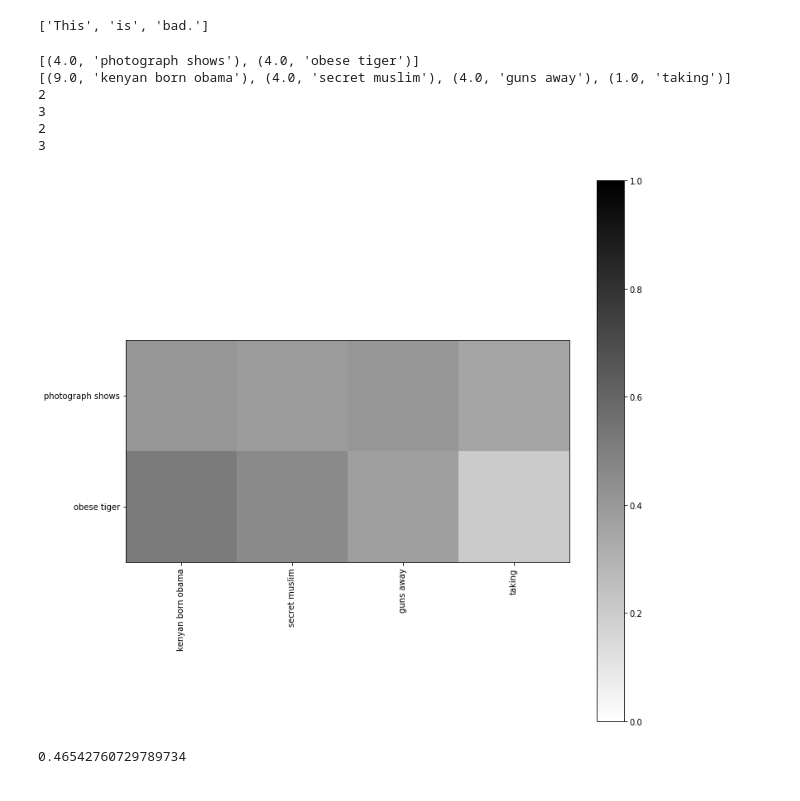
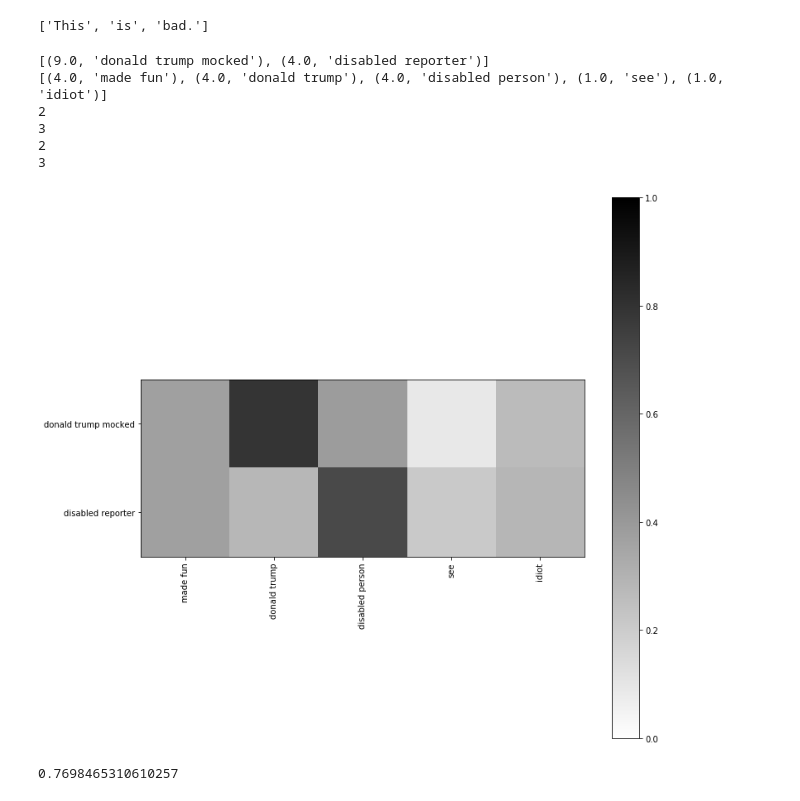
Before and after one commit to tonghuikang/fake-news-claimreview-search, a Jupyter notebook: compare-two.ipynb, the cells around one changed output. Drawn from its saved outputs; the diff is of its cells as text; code cells hidden in the pictures.

```diff
--- a/compare-two.ipynb
+++ b/compare-two.ipynb
@@ -353,16 +353,16 @@ def calculate_claim_text(claim, text):
 "This is bad.".split()
 # %% [output]
 ['This', 'is', 'bad.']
-# %%
-claim = "A photograph shows an obese tiger."
-text = "Kenyan born Obama is a secret Muslim and he is taking our guns away."
-calculate_claim_text(claim, text)
-# %% [output]
-[(4.0, 'photograph shows'), (4.0, 'obese tiger')]
-[(9.0, 'kenyan born obama'), (4.0, 'secret muslim'), (4.0, 'guns away'), (1.0, 'taking')]
-2
-3
-2
-3
-[figure, removed]
-0.46542760729789734
+# %%
+claim = "Donald trump mocked a disabled reporter."
+text = "We can see how Donald Trump is an idiot from how he made fun of the disabled person."
+calculate_claim_text(claim, text)
+# %% [output]
+[(9.0, 'donald trump mocked'), (4.0, 'disabled reporter')]
+[(4.0, 'made fun'), (4.0, 'donald trump'), (4.0, 'disabled person'), (1.0, 'see'), (1.0, 'idiot')]
+2
+3
+2
+3
+[figure, added]
+0.7698465310610257
```
Also changed, not shown: parts of 1 cell of this notebook.
